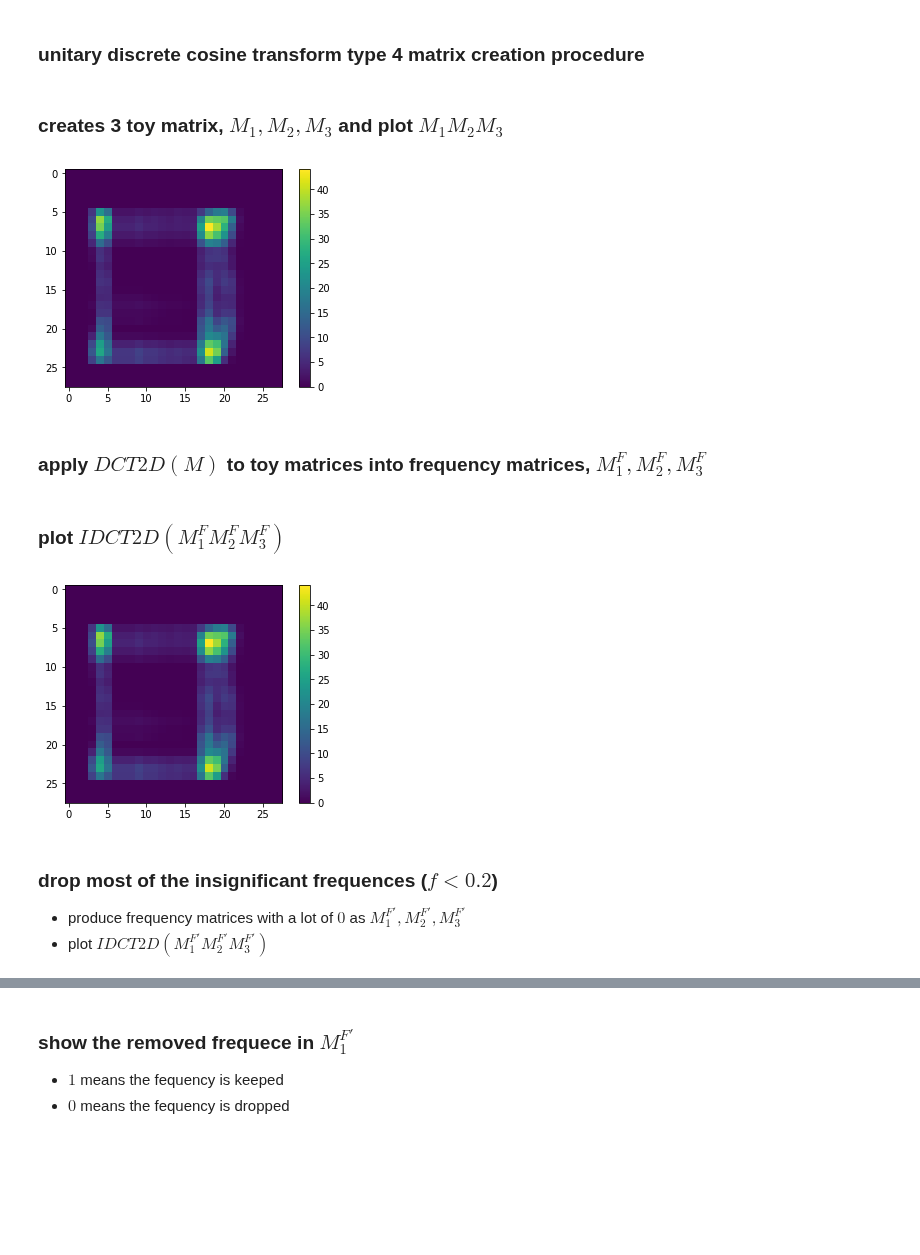
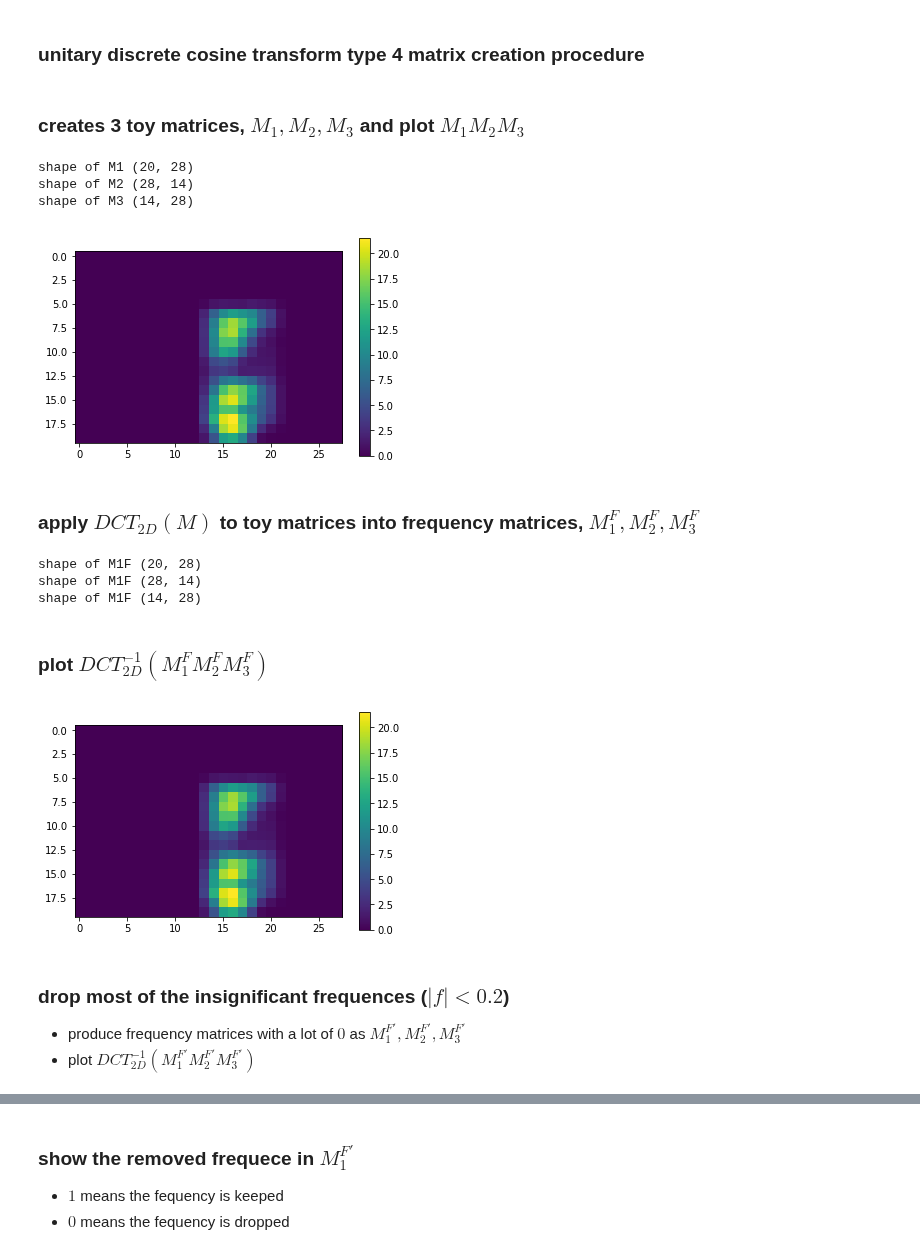
Before and after one commit to mammalwong/ml-study, a Jupyter notebook: accelerated-matrix-ops-approxiation.ipynb, the cells around one changed output, grey strips where cells are left out. Drawn from its saved outputs; the diff is of its cells as text; code cells hidden in the pictures; blank space fills up the shorter version.

```diff
--- a/accelerated-matrix-ops-approxiation.ipynb
+++ b/accelerated-matrix-ops-approxiation.ipynb
@@ -26,16 +26,19 @@ def dct(N, evalf=False):
 def dctf(N):
     return dct(N, evalf=True)
 # %% [markdown]
-### creates 3 toy matrix, $M_1,M_2,M_3$ and plot $M_1 M_2 M_3$
+### creates 3 toy matrices, $M_1,M_2,M_3$ and plot $M_1 M_2 M_3$
 # %%
-M1 = Matrix(dataset[0])
-M2 = Matrix(dataset[1])
-M3 = Matrix(dataset[2])
+M1 = Matrix(dataset[5,:20,:]); print('shape of M1', M1.shape)
+M2 = Matrix(dataset[9,:,:14]); print('shape of M2', M2.shape)
+M3 = Matrix(dataset[3,:14,:]); print('shape of M3', M3.shape)
 M = M1 @ M2 @ M3
 plt.imshow(np.array(M).astype(np.float))
 plt.colorbar()
 plt.show()
 # %% [output]
+shape of M1 (20, 28)
+shape of M2 (28, 14)
+shape of M3 (14, 28)
-[figure, old version]
+[figure, new version]
 # %% [markdown]
-### apply $DCT2D(M)$ to toy matrices into frequency matrices, $M_1^F,M_2^F,M_3^F$
+### apply $DCT_{2D}(M)$ to toy matrices into frequency matrices, $M_1^F,M_2^F,M_3^F$
@@ -46,16 +45,24 @@ M3F = dctf(28) @ M3 @ dctf(28)
+# %%
+M1F = dctf(M1.shape[0]) @ M1 @ dctf(M1.shape[1]); print('shape of M1F', M1F.shape)
+M2F = dctf(M2.shape[0]) @ M2 @ dctf(M2.shape[1]); print('shape of M1F', M2F.shape)
+M3F = dctf(M3.shape[0]) @ M3 @ dctf(M3.shape[1]); print('shape of M1F', M3F.shape)
+# %% [output]
+shape of M1F (20, 28)
+shape of M1F (28, 14)
+shape of M1F (14, 28)
 # %% [markdown]
-### plot $IDCT2D(M_1^F M_2^F M_3^F)$
+### plot $DCT_{2D}^{-1}(M_1^F M_2^F M_3^F)$
 # %%
-T = np.array(dctf(28) @ (M1F @ M2F @ M3F) @ dctf(28))
+T = dctf(M1.shape[0]) @ (M1F @ M2F @ M3F) @ dctf(M3.shape[1])
 plt.imshow(np.array(T).astype(np.float))
 plt.colorbar()
 plt.show()
 # %% [output]
-[figure, old version]
+[figure, new version]
 # %% [markdown]
-### drop most of the insignificant frequences ($f < 0.2$)
+### drop most of the insignificant frequences ($|f| < 0.2$)
 - produce frequency matrices with a lot of $0$ as $M_1^{F'},M_2^{F'},M_3^{F'}$
-- plot $IDCT2D(M_1^{F'} M_2^{F'} M_3^{F'})$
+- plot $DCT_{2D}^{-1}(M_1^{F'} M_2^{F'} M_3^{F'})$
 # %%
 M1F_dropped = M1F.applyfunc(lambda x: x if abs(x) > 0.2 else 0)
 M2F_dropped = M2F.applyfunc(lambda x: x if abs(x) > 0.2 else 0)
```
Also changed, not shown: parts of 8 cells of this notebook.
